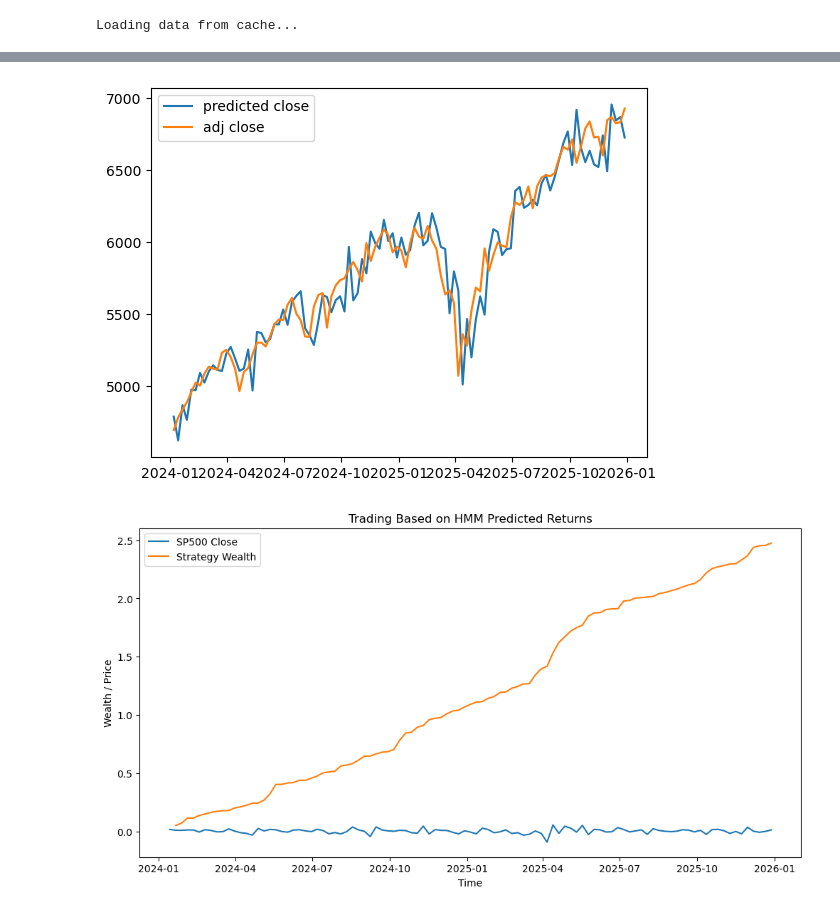
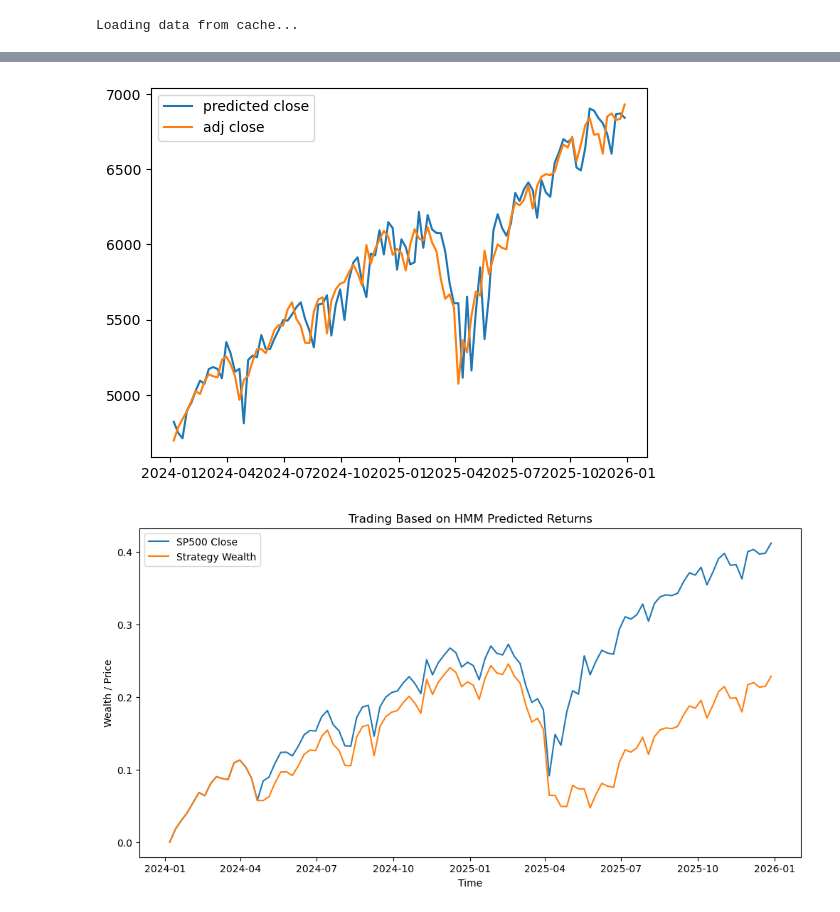
Before and after one commit to spradoaren/saf_final_project, a Jupyter notebook: HMM/result.ipynb, the cells around one changed output, grey strips where cells are left out. Saved outputs shown, nothing was run; the diff lists cells and outputs as text; code cells hidden in the pictures.

```diff
--- a/HMM/result.ipynb
+++ b/HMM/result.ipynb
@@ -29,20 +30,16 @@ from hmmlearn.hmm import GaussianHMM
 
 X_train = train[['Open','High','Low','Adj Close']].values
 X_test = test[['Open','High','Low','Adj Close']].values
-window = window
 predicted_close = []
 
 #initial fit
-model = GaussianHMM(n_components=4, covariance_type='full', n_iter=200, init_params='st')
-model.fit(X_train[-window:])
-
+model,log_likelihood=model_utils.build_hmm_and_score(train[-window:],n_states)
 # rolling forecast
 for t in range(len(X_test)):
     if t < window:
         X_window = np.vstack([X_train[-(window-t):], X_test[:t]])
     else:
         X_window = X_test[t-window:t]
-
 
     model.fit(X_window)
 
@@ -68,7 +65,7 @@ for t in range(len(X_test)):
     O4_T = X_window[-1, 3]
     O4_Tstar_next = full_hist[T_star+window, 3]
     O4_Tstar = full_hist[T_star+window-1, 3]
-    sign_term = np.sign(logP_O - model.score(full_hist[T_star:T_star+D, :]))
+    sign_term = np.sign(logP_O - model.score(full_hist[T_star:T_star+window, :]))
     O4_next = O4_T + (O4_Tstar_next - O4_Tstar) * sign_term
     predicted_close.append(O4_next)
 # %% [output]
@@ -100,34 +97,33 @@ plt.plot(test['Adj Close'],label='adj close')
 plt.legend()
 plt.show()
 # %% [output]
-[figure, old version]
+[figure, new version]
 # %%
-import numpy as np
-import pandas as pd
-import matplotlib.pyplot as plt
-
-trade_cost=0.0005
-cash = 1
+trade_cost=0.0001
 df=test.copy()
 
 #pred return
 pred_return=predicted_close.pct_change()
-strat_weight=np.sign(pred_return)
+adj_return=pd.Series(df['Adj Close'].iloc[:, 0]).pct_change()
 
+#only sell when predicted return lower than 0.03
+weight = np.where(pred_return > 0.03,1.0,
+                        np.where(pred_return > -0.05, 1.0, 0.0),)
+strat_weight=pd.Series(weight,index=test.index)
 #cost abs previous weight change
 cost=abs(strat_weight-strat_weight.shift(1))*trade_cost
-strat_return=strat_weight*pred_return-cost
-strat_cumret=strat_return.cumsum()
+strat_return=strat_weight*adj_return-cost
+strat_cumret=strat_return.cumsum().fillna(0)
+adj_cumret=adj_return.cumsum().fillna(0)
 # %%
-# 绘图对比
-adj_ret=df['Adj Close'].pct_change()
+# compare with SP500
 plt.figure(figsize=(12,6))
-plt.plot(adj_ret[:len(strat_cumret)], label='SP500 Close')
+plt.plot(adj_cumret, label='SP500 Close')
 plt.plot(strat_cumret, label='Strategy Wealth')
 plt.xlabel('Time')
 plt.ylabel('Wealth / Price')
 plt.title('Trading Based on HMM Predicted Returns')
 plt.legend()
 plt.show()
 # %% [output]
-[figure, old version]
+[figure, new version]
```
Also changed, not shown: parts of 2 cells of this notebook, 2 other files.
